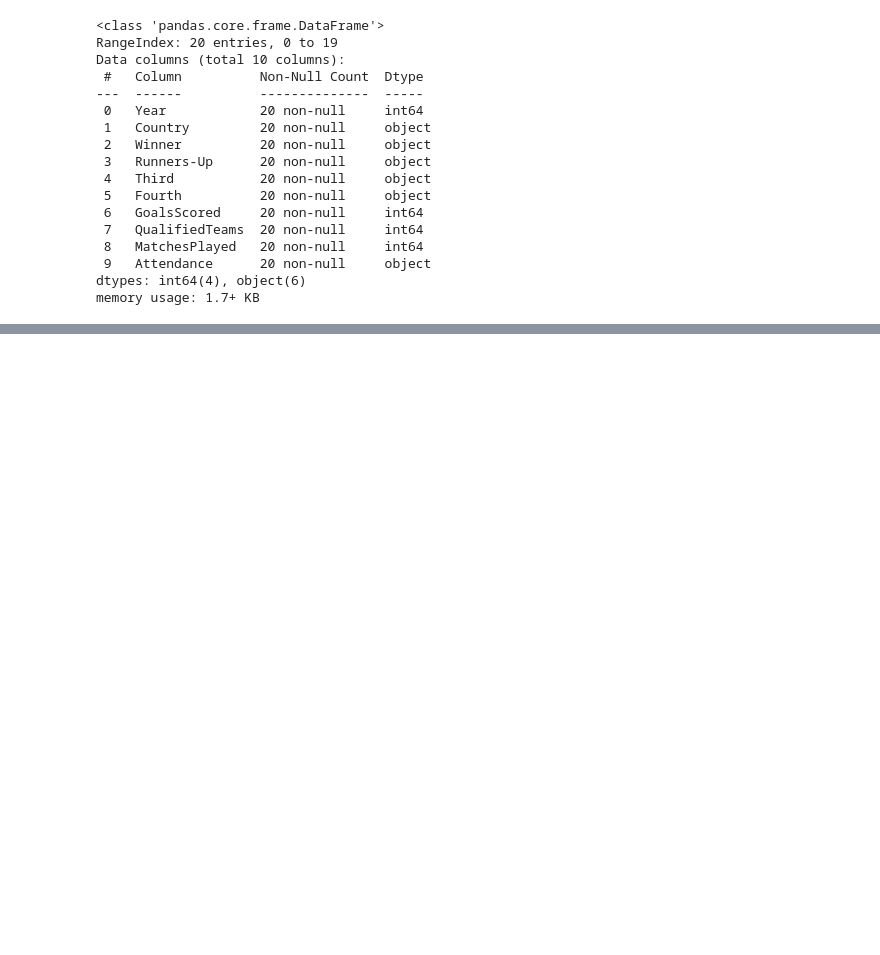
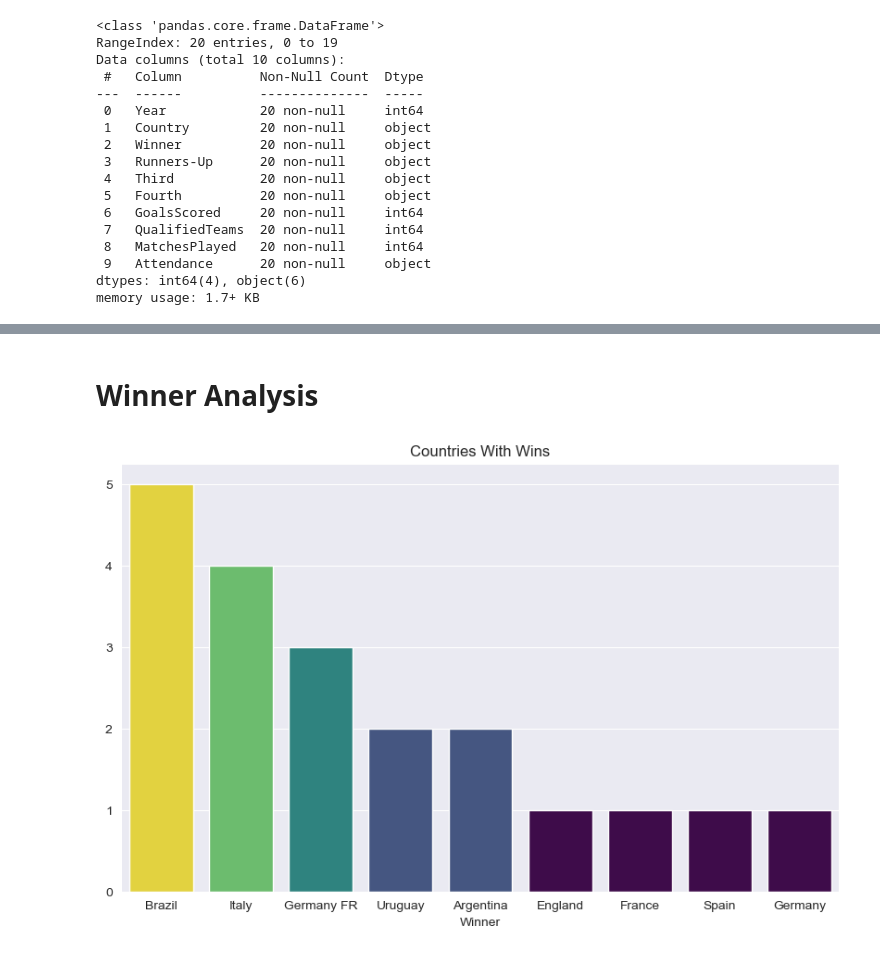
Before and after one commit to akt006/Fifa_World_Cup_Prediction, a Jupyter notebook: Fifa_Analysis/1_EDA.ipynb, the cells around one changed output, grey strips where cells are left out. Cells and saved outputs as stored; diff of their text form; code cells hidden in the pictures; blank space fills up the shorter version.

```diff
--- a/Fifa_Analysis/1_EDA.ipynb
+++ b/Fifa_Analysis/1_EDA.ipynb
@@ -26,0 +135,14 @@ memory usage: 1.7+ KB
+# %% [markdown]
+# Winner Analysis
+# %%
+import seaborn as sns
+Winners=df_WorldCups_cleaned['Winner'].value_counts().reset_index()
+sns.set_style('darkgrid')
+plt.figure(figsize=(10, 6))
+plt.title('Countries With Wins')
+sns.barplot(x='Winner', y='count',data=Winners,hue='count',palette='viridis')
+plt.legend().remove()
+plt.ylabel('')
+plt.show()
+# %% [output]
+[figure, added]
```
Also changed, not shown: parts of 5 cells of this notebook, 3 other files.
